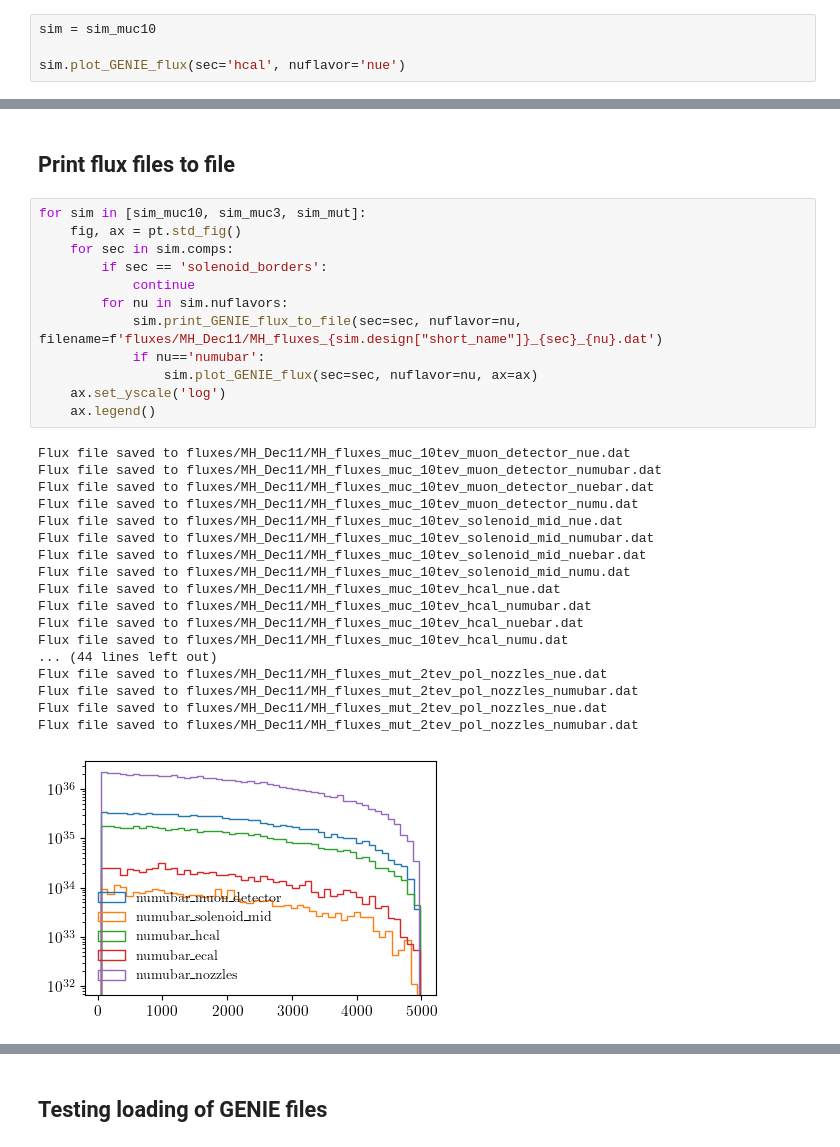
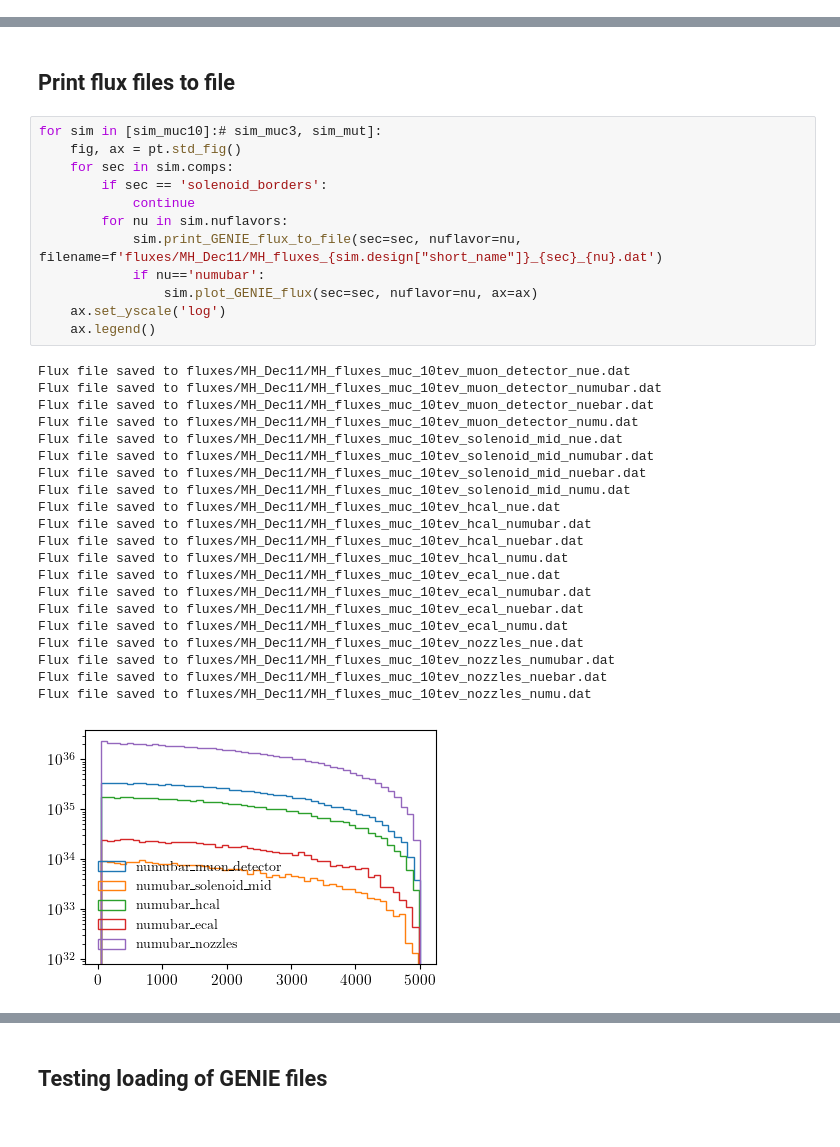
Before and after one commit to mhostert/BIN_MC, a Jupyter notebook: BIN_generate_GENIE_fluxes.ipynb, the cells around one changed output, grey strips where cells are left out. Cells and saved outputs as stored; diff of their text form.

```diff
--- a/BIN_generate_GENIE_fluxes.ipynb
+++ b/BIN_generate_GENIE_fluxes.ipynb
@@ -28,4 +30,0 @@ Efficiency of detector acceptance: 3.14e-01
-# %%
-sim = sim_muc10
-
-sim.plot_GENIE_flux(sec='hcal', nuflavor='nue')
@@ -34,33 +31,36 @@ sim.plot_GENIE_flux(sec='hcal', nuflavor='nue')
 # %% [markdown]
 ## Print flux files to file
 # %%
-for sim in [sim_muc10, sim_muc3, sim_mut]:
+for sim in [sim_muc10]:# sim_muc3, sim_mut]:
     fig, ax = pt.std_fig()
     for sec in sim.comps:
         if sec == 'solenoid_borders':
             continue
         for nu in sim.nuflavors:
             sim.print_GENIE_flux_to_file(sec=sec, nuflavor=nu, filename=f'fluxes/MH_Dec11/MH_fluxes_{sim.design["short_name"]}_{sec}_{nu}.dat')
             if nu=='numubar':
                 sim.plot_GENIE_flux(sec=sec, nuflavor=nu, ax=ax)
     ax.set_yscale('log')
     ax.legend()
 # %% [output]
 Flux file saved to fluxes/MH_Dec11/MH_fluxes_muc_10tev_muon_detector_nue.dat
 Flux file saved to fluxes/MH_Dec11/MH_fluxes_muc_10tev_muon_detector_numubar.dat
 Flux file saved to fluxes/MH_Dec11/MH_fluxes_muc_10tev_muon_detector_nuebar.dat
 Flux file saved to fluxes/MH_Dec11/MH_fluxes_muc_10tev_muon_detector_numu.dat
 Flux file saved to fluxes/MH_Dec11/MH_fluxes_muc_10tev_solenoid_mid_nue.dat
 Flux file saved to fluxes/MH_Dec11/MH_fluxes_muc_10tev_solenoid_mid_numubar.dat
 Flux file saved to fluxes/MH_Dec11/MH_fluxes_muc_10tev_solenoid_mid_nuebar.dat
 Flux file saved to fluxes/MH_Dec11/MH_fluxes_muc_10tev_solenoid_mid_numu.dat
 Flux file saved to fluxes/MH_Dec11/MH_fluxes_muc_10tev_hcal_nue.dat
 Flux file saved to fluxes/MH_Dec11/MH_fluxes_muc_10tev_hcal_numubar.dat
 Flux file saved to fluxes/MH_Dec11/MH_fluxes_muc_10tev_hcal_nuebar.dat
 Flux file saved to fluxes/MH_Dec11/MH_fluxes_muc_10tev_hcal_numu.dat
-... (44 lines left out)
-Flux file saved to fluxes/MH_Dec11/MH_fluxes_mut_2tev_pol_nozzles_nue.dat
-Flux file saved to fluxes/MH_Dec11/MH_fluxes_mut_2tev_pol_nozzles_numubar.dat
-Flux file saved to fluxes/MH_Dec11/MH_fluxes_mut_2tev_pol_nozzles_nue.dat
-Flux file saved to fluxes/MH_Dec11/MH_fluxes_mut_2tev_pol_nozzles_numubar.dat
+Flux file saved to fluxes/MH_Dec11/MH_fluxes_muc_10tev_ecal_nue.dat
+Flux file saved to fluxes/MH_Dec11/MH_fluxes_muc_10tev_ecal_numubar.dat
+Flux file saved to fluxes/MH_Dec11/MH_fluxes_muc_10tev_ecal_nuebar.dat
+Flux file saved to fluxes/MH_Dec11/MH_fluxes_muc_10tev_ecal_numu.dat
+Flux file saved to fluxes/MH_Dec11/MH_fluxes_muc_10tev_nozzles_nue.dat
+Flux file saved to fluxes/MH_Dec11/MH_fluxes_muc_10tev_nozzles_numubar.dat
+Flux file saved to fluxes/MH_Dec11/MH_fluxes_muc_10tev_nozzles_nuebar.dat
+Flux file saved to fluxes/MH_Dec11/MH_fluxes_muc_10tev_nozzles_numu.dat
-[figure, old version]
+[figure, new version]
```
Also changed, not shown: parts of 3 cells of this notebook, 38 other files.
